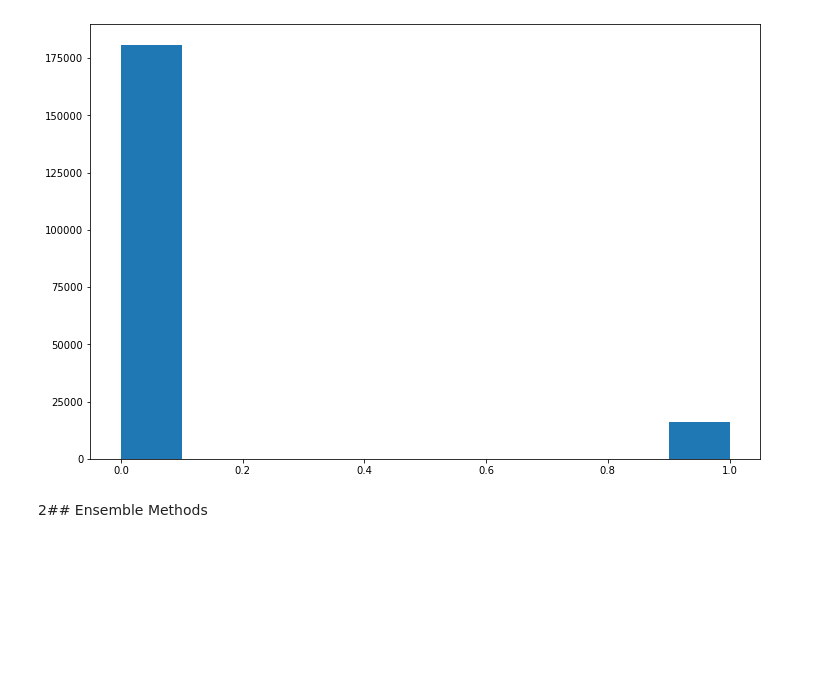
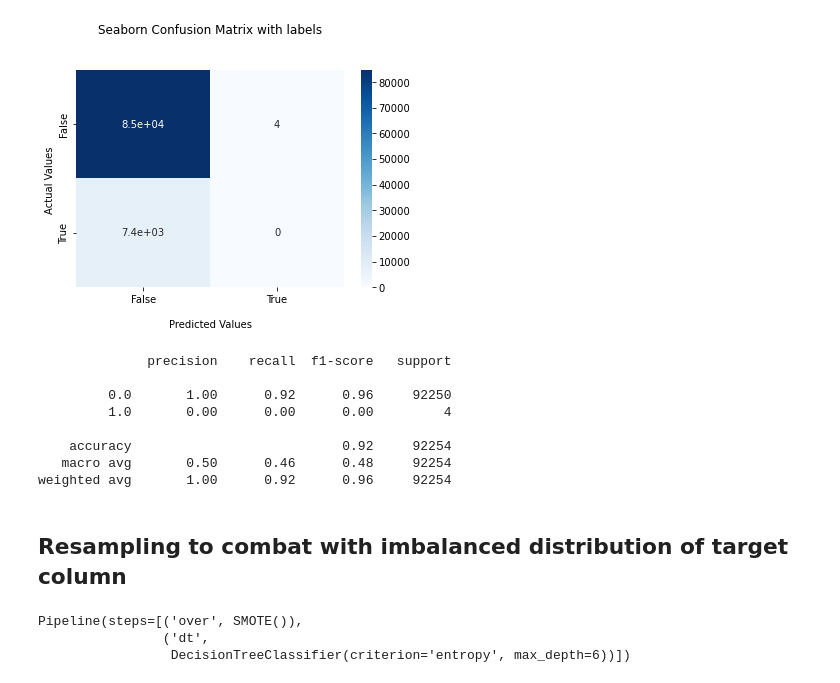
Before and after one commit to yybrother989/HomeCreditDefaultRisk, a Jupyter notebook: Base_Model.ipynb, the cells around one changed output. Cells and saved outputs as stored; diff of their text form; code cells hidden in the pictures; blank space fills up the shorter version.

```diff
--- a/Base_Model.ipynb
+++ b/Base_Model.ipynb
@@ -17,6 +57,6 @@ params = {'pca__n_components':n_components,'dt__max_depth':max_depth}
 # %%
 # Create the GridSearchCV object and set the parameters to be used in the GridSearchCV object and cross-validation to be used in the GridSearchCV object
-grid = GridSearchCV(pipe,params,cv=5,scoring= 'roc_auc',verbose = 10,n_jobs=-1) #n_jobs=-1 means it will use all the available cores in the computer
+grid = GridSearchCV(dt,params,cv=5,scoring= 'roc_auc',verbose = 3,n_jobs=-1) #n_jobs=-1 means it will use all the available cores in the computer
 # %%
 # Fit the GridSearchCV object to the training data
 grid.fit(X_train,y_train) #verbose=1 to show the progress of the GridSearchCV object
@@ -40,8 +75,35 @@ Pipeline(steps=[('scaler', StandardScaler()), ('pca', PCA(n_components=6)),
-# %%
-plt.figure(figsize=(12,8))
-plt.hist(y_train)
-plt.show()
-# %% [output]
-[figure, removed]
-# %% [markdown]
-2## Ensemble Methods
+# %%
+dt = dt.set_params(criterion='entropy',max_depth =6)
+# %%
+dt.fit(X_train,y_train)
+y_pred = dt.predict(X_test)
+# %%
+cf_matrix = confusion_matrix(y_test,y_pred)
+# %%
+ax = sns.heatmap(cf_matrix, annot=True, cmap='Blues')
+
+ax.set_title('Seaborn Confusion Matrix with labels\n\n');
+ax.set_xlabel('\nPredicted Values')
+ax.set_ylabel('Actual Values ');
+
+## Ticket labels - List must be in alphabetical order
+ax.xaxis.set_ticklabels(['False','True'])
+ax.yaxis.set_ticklabels(['False','True'])
+
+## Display the visualization of the Confusion Matrix.
+plt.show()
+# %% [output]
+[figure, added]
+# %%
+print(classification_report(y_pred,y_test))
+# %% [output]
+              precision    recall  f1-score   support
+
+         0.0       1.00      0.92      0.96     92250
+         1.0       0.00      0.00      0.00         4
+
+    accuracy                           0.92     92254
+   macro avg       0.50      0.46      0.48     92254
+weighted avg       1.00      0.92      0.96     92254
+# %% [markdown]
+## Resampling to combat with imbalanced distribution of target column
@@ -47,0 +117,6 @@ plt.show()
+# %%
+pipeline.fit(X_train,y_train)
+# %% [output]
+Pipeline(steps=[('over', SMOTE()),
+                ('dt',
+                 DecisionTreeClassifier(criterion='entropy', max_depth=6))])
```
Also changed, not shown: parts of 26 cells of this notebook.
